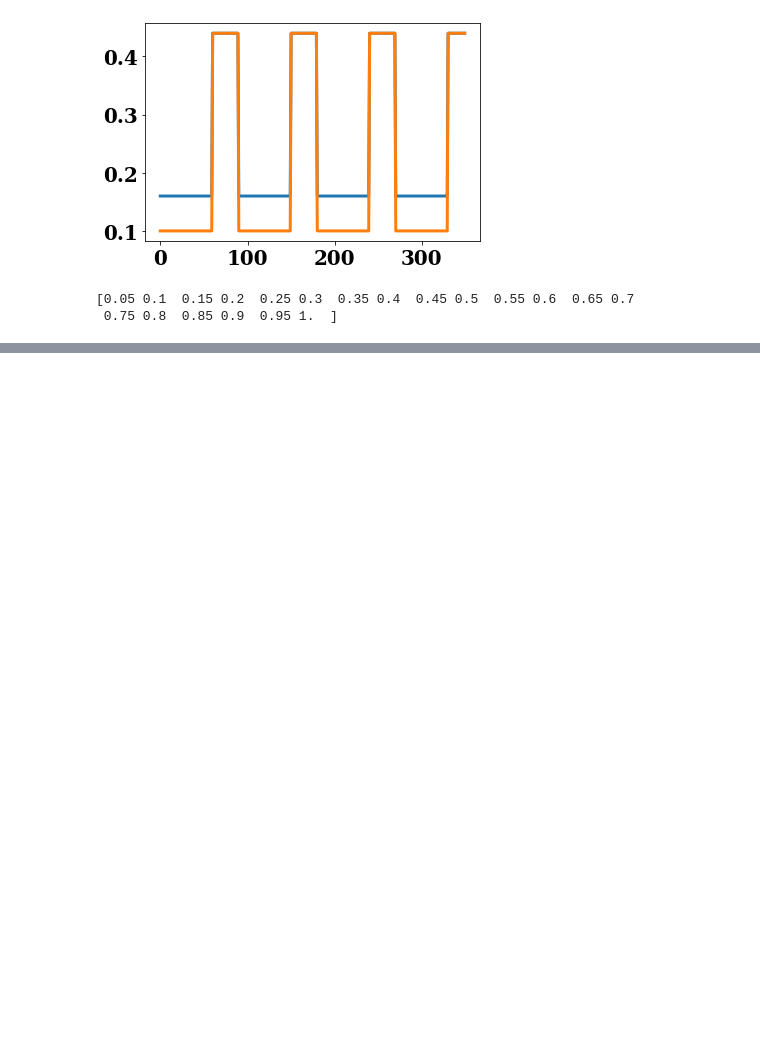
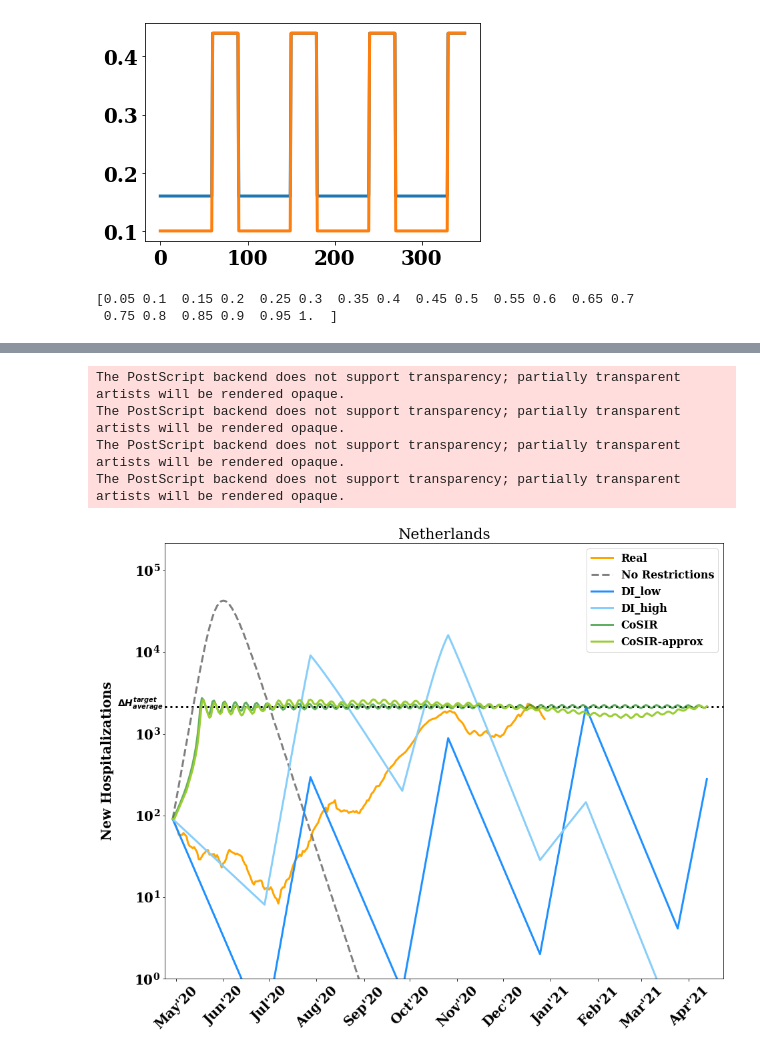
Before and after one commit to dsindiavscovid/CoSIR, a Jupyter notebook: baselines.ipynb, the cells around one changed output, grey strips where cells are left out. Cells and saved outputs as stored; diff of their text form; code cells hidden in the pictures; blank space fills up the shorter version.

```diff
--- a/baselines.ipynb
+++ b/baselines.ipynb
@@ -232,4 +238,42 @@ plt.plot(range(len(beta_ideal[:x])), beta_approx[:x])
 # %%
 S_approx, I_approx, R_approx = solve_discrete_sir((S0, I0, R0), beta_approx, gamma, N, tsteps, delta_t=delta_t)
+# %%
+fig, ax = plt.subplots(figsize=(15,12))
+plt.yscale('log')
+plt.ylim(top=np.max(I_cons*h)*1.01, bottom=1)
+plt.xlim(-5, tsteps+10)
+plt.tick_params(axis='y', which='minor', left=False, right=False)
+
+
+plt.hlines(y=deltaHstar, xmin=-5, xmax=tsteps+10, linestyles='dotted')
+# plt.axvline(x=len(deltaI_real), ls=':', color='black')
+
+trans = transforms.blended_transform_factory(ax.get_yticklabels()[0].get_transform(), ax.transData)
+ax.text(0.005, deltaHstar+100, r'$\Delta H^{target}_{average}$', color="black", transform=trans, ha="right", va="center", fontsize=14)
+
+trans = transforms.blended_transform_factory(ax.get_xticklabels()[0].get_transform(), ax.transData)
+
+ax.plot(range(len(deltaI_real)), deltaI_real_c*h, '-', label='Real', color='orange')
+
+ax.plot(t, I_cons*gamma*h, label='No Restrictions', ls='--', color='grey')
+
+ax.plot(t, I_dI_l*gamma*h, label='DI_low', color='dodgerblue')
+ax.plot(t, I_dI_h*gamma*h, label='DI_high', color='lightskyblue')
+
+ax.plot(t, I_ideal*gamma*h, '-', alpha=0.7, label='CoSIR', color='forestgreen')
+ax.plot(t, I_approx*gamma*h, '-', label='CoSIR-approx', color='yellowgreen')
+# plt.grid()
+plt.legend()
+plt.xticks(xticks_idx, xticks, rotation = 45)
+plt.ylabel("New Hospitalizations", fontweight='bold', labelpad = 30)
+# plt.xlabel("Time", fontweight='bold')
+plt.title(meta['region'], fontsize = 22)
+plt.savefig('./graphs/{}_deltaHcasecounts.eps'.format(meta['region']), format = 'eps')
+# %% [output]
+The PostScript backend does not support transparency; partially transparent artists will be rendered opaque.
+The PostScript backend does not support transparency; partially transparent artists will be rendered opaque.
+The PostScript backend does not support transparency; partially transparent artists will be rendered opaque.
+The PostScript backend does not support transparency; partially transparent artists will be rendered opaque.
+[figure, added]
 # %%
 fig, ax = plt.subplots(figsize=(15,12))
```
Also changed, not shown: parts of 11 cells of this notebook, 20 other files.
